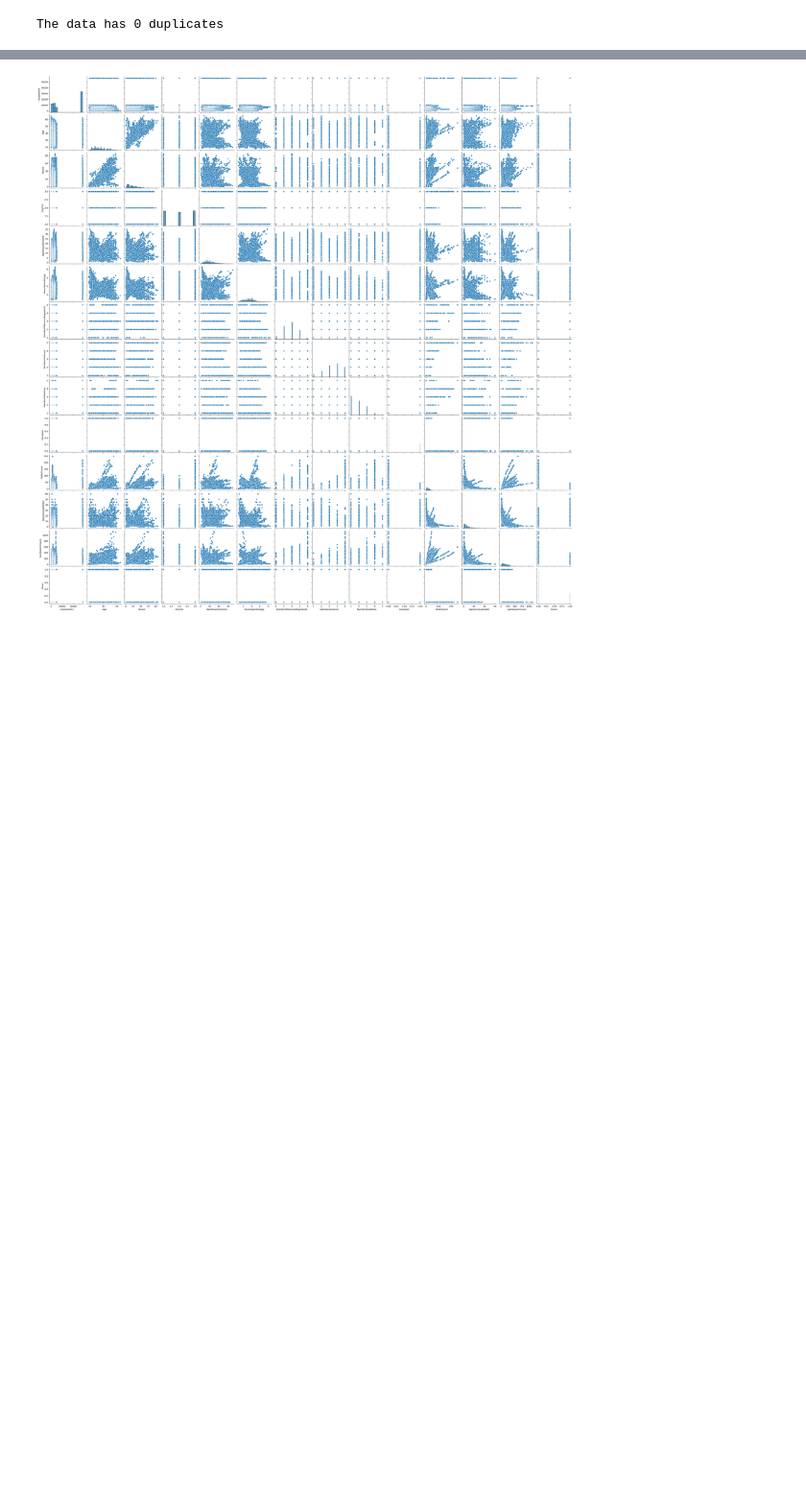
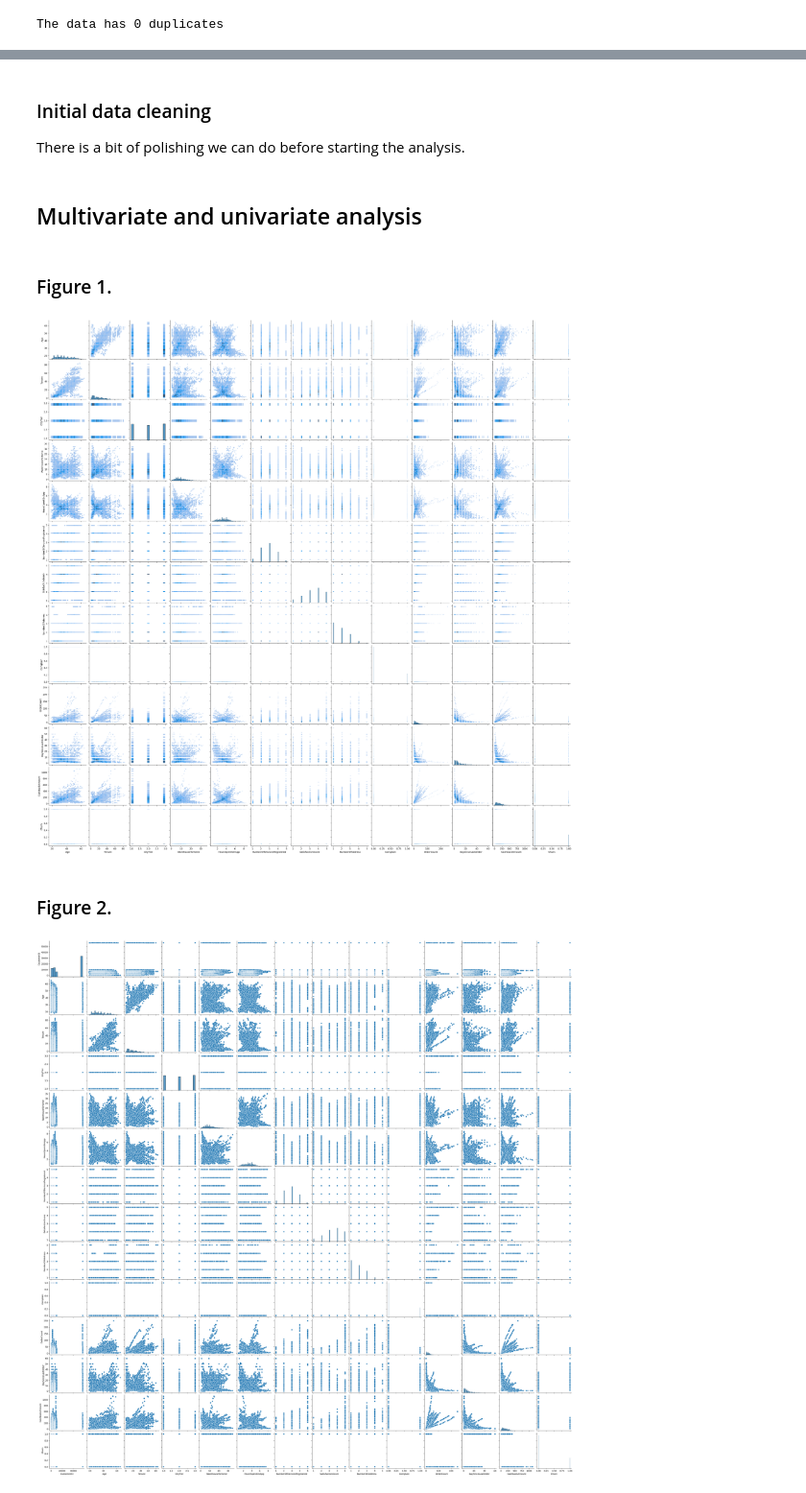
Before and after one commit to ShadekJaramillo/Client-Churning-predictor, a Jupyter notebook: src/explore.ipynb, the cells around one changed output, grey strips where cells are left out. Shown at 96% size. Cells and saved outputs as stored; diff of their text form; code cells hidden in the pictures; blank space fills up the shorter version.

```diff
--- a/src/explore.ipynb
+++ b/src/explore.ipynb
@@ -111,7 +120,21 @@ The data has 0 duplicates
+# %% [markdown]
+### Initial data cleaning
+There is a bit of polishing we can do before starting the analysis.
 # %%
 df = raw_df.copy()
 df.drop(['CustomerID'], axis=1, inplace=True)
 df.fillna(df.Tenure.mean(), inplace=True)
+# %% [markdown]
+## Multivariate and univariate analysis
+# %% [markdown]
+### Figure 1.
+# %%
+sns.pairplot(df, kind='hist')
+plt.show()
+# %% [output]
+[figure, added]
+# %% [markdown]
+### Figure 2.
 # %%
 sns.pairplot(raw_df)
 plt.show()
```
Also changed, not shown: parts of 15 cells of this notebook.
